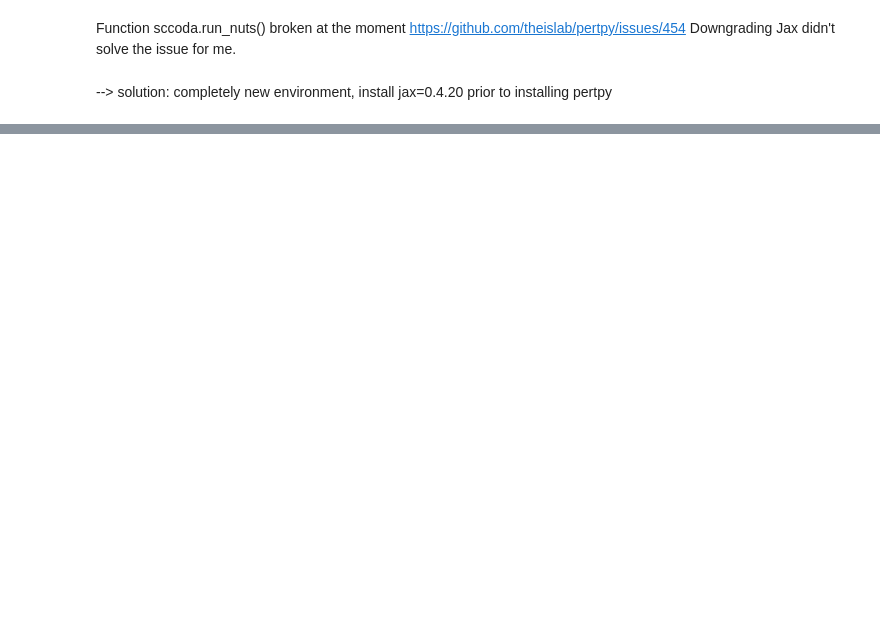
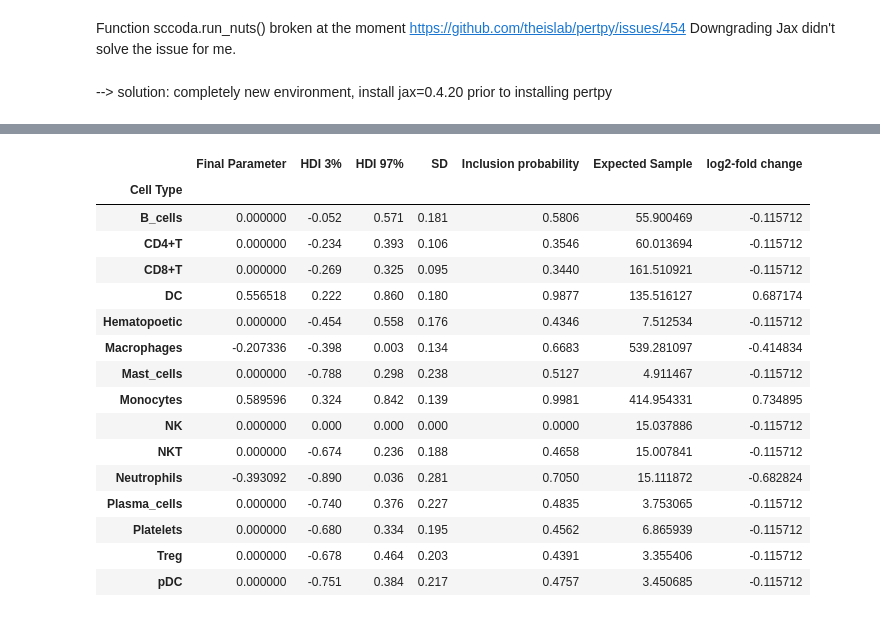
Before and after one commit to Ale-x-andra24/ACM_Mouse_Immune, a Jupyter notebook: 6_compositional_analysis/240227_calculate_statistics_Pkp2+Ttn_all_celltypes.ipynb, the cells around one changed output, grey strips where cells are left out. Cells and saved outputs as stored; diff of their text form; code cells hidden in the pictures; blank space fills up the shorter version.

```diff
--- a/6_compositional_analysis/240227_calculate_statistics_Pkp2+Ttn_all_celltypes.ipynb
+++ b/6_compositional_analysis/240227_calculate_statistics_Pkp2+Ttn_all_celltypes.ipynb
@@ -115,3 +214,21 @@ sccoda_model.credible_effects(sccoda_data, modality_key="coda")
 # %%
-sccoda_data["coda"].varm["effect_df_infection[T.IAV]"]
+sccoda_data["coda"].varm["effect_df_genotype[T.Pkp2_HetKO]"]
+# %% [output]
+|  | Final Parameter | HDI 3% | HDI 97% | SD | Inclusion probability | Expected Sample | log2-fold change |
+| Cell Type |  |  |  |  |  |  |  |
+| B_cells | 0.000000 | -0.052 | 0.571 | 0.181 | 0.5806 | 55.900469 | -0.115712 |
+| CD4+T | 0.000000 | -0.234 | 0.393 | 0.106 | 0.3546 | 60.013694 | -0.115712 |
+| CD8+T | 0.000000 | -0.269 | 0.325 | 0.095 | 0.3440 | 161.510921 | -0.115712 |
+| DC | 0.556518 | 0.222 | 0.860 | 0.180 | 0.9877 | 135.516127 | 0.687174 |
+| Hematopoetic | 0.000000 | -0.454 | 0.558 | 0.176 | 0.4346 | 7.512534 | -0.115712 |
+| Macrophages | -0.207336 | -0.398 | 0.003 | 0.134 | 0.6683 | 539.281097 | -0.414834 |
+| Mast_cells | 0.000000 | -0.788 | 0.298 | 0.238 | 0.5127 | 4.911467 | -0.115712 |
+| Monocytes | 0.589596 | 0.324 | 0.842 | 0.139 | 0.9981 | 414.954331 | 0.734895 |
+| NK | 0.000000 | 0.000 | 0.000 | 0.000 | 0.0000 | 15.037886 | -0.115712 |
+| NKT | 0.000000 | -0.674 | 0.236 | 0.188 | 0.4658 | 15.007841 | -0.115712 |
+| Neutrophils | -0.393092 | -0.890 | 0.036 | 0.281 | 0.7050 | 15.111872 | -0.682824 |
+| Plasma_cells | 0.000000 | -0.740 | 0.376 | 0.227 | 0.4835 | 3.753065 | -0.115712 |
+| Platelets | 0.000000 | -0.680 | 0.334 | 0.195 | 0.4562 | 6.865939 | -0.115712 |
+| Treg | 0.000000 | -0.678 | 0.464 | 0.203 | 0.4391 | 3.355406 | -0.115712 |
+| pDC | 0.000000 | -0.751 | 0.384 | 0.217 | 0.4757 | 3.450685 | -0.115712 |
 # %%
```
Also changed, not shown: parts of 18 cells of this notebook.
